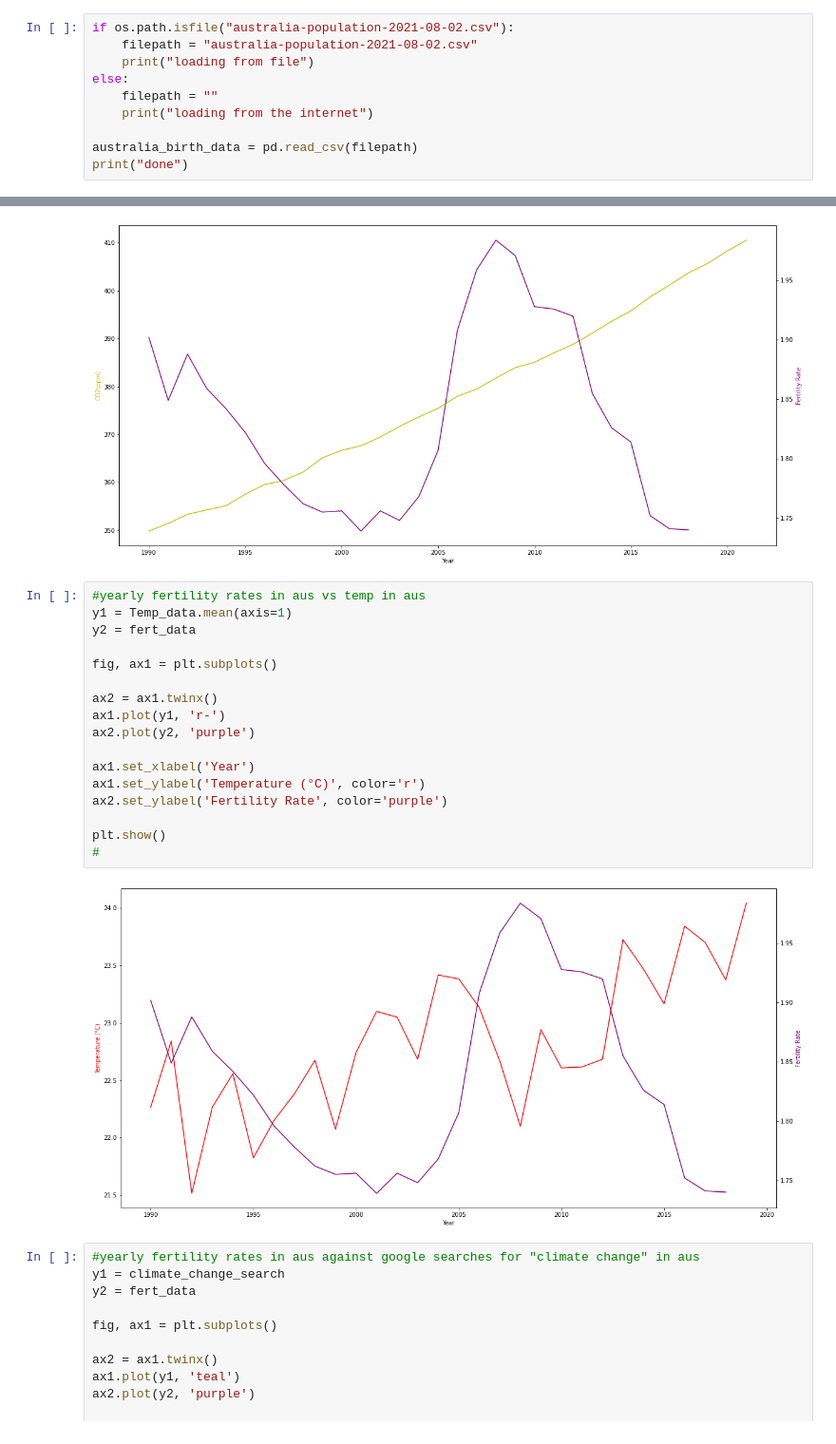
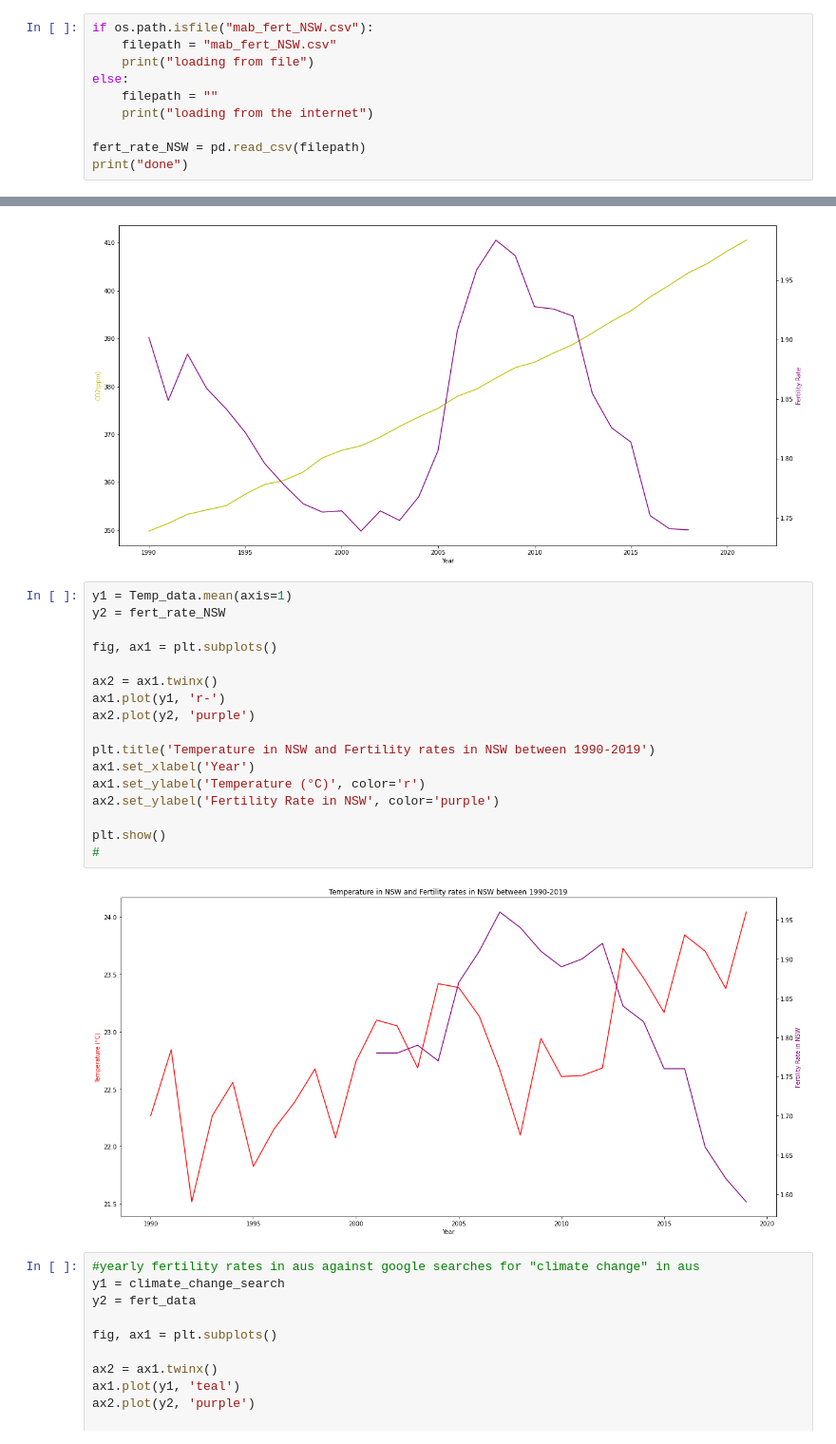
Before and after one commit to JordanLewisStudio/Data_project, a Jupyter notebook: data_project with code.ipynb, the cells around one changed output, grey strips where cells are left out. Shown at 95% size. Drawn from its saved outputs; the diff is of its cells as text.

Commit message:
update data project

```diff
--- a/data_project with code.ipynb
+++ b/data_project with code.ipynb
@@ -96,13 +96,13 @@ print("done")
 loading from file
 done
 # %%
-if os.path.isfile("australia-population-2021-08-02.csv"):
-    filepath = "australia-population-2021-08-02.csv"
+if os.path.isfile("mab_fert_NSW.csv"):
+    filepath = "mab_fert_NSW.csv"
     print("loading from file")
 else:
     filepath = ""
     print("loading from the internet")
 
-australia_birth_data = pd.read_csv(filepath)
+fert_rate_NSW = pd.read_csv(filepath)
 print("done")
 # %% [output]
@@ -692,24 +688,24 @@ plt.show()
 # %% [output]
 [figure]
 # %%
-#yearly fertility rates in aus vs temp in aus
 y1 = Temp_data.mean(axis=1)
-y2 = fert_data
+y2 = fert_rate_NSW
 
 fig, ax1 = plt.subplots()
 
 ax2 = ax1.twinx()
 ax1.plot(y1, 'r-')
 ax2.plot(y2, 'purple')
 
+plt.title('Temperature in NSW and Fertility rates in NSW between 1990-2019')
 ax1.set_xlabel('Year')
 ax1.set_ylabel('Temperature (°C)', color='r')
-ax2.set_ylabel('Fertility Rate', color='purple')
+ax2.set_ylabel('Fertility Rate in NSW', color='purple')
 
 plt.show()
 #
 # %% [output]
-[figure, old version]
+[figure, new version]
 # %%
 #yearly fertility rates in aus against google searches for "climate change" in aus
 y1 = climate_change_search
```
Also changed, not shown: parts of 2 cells of this notebook.
